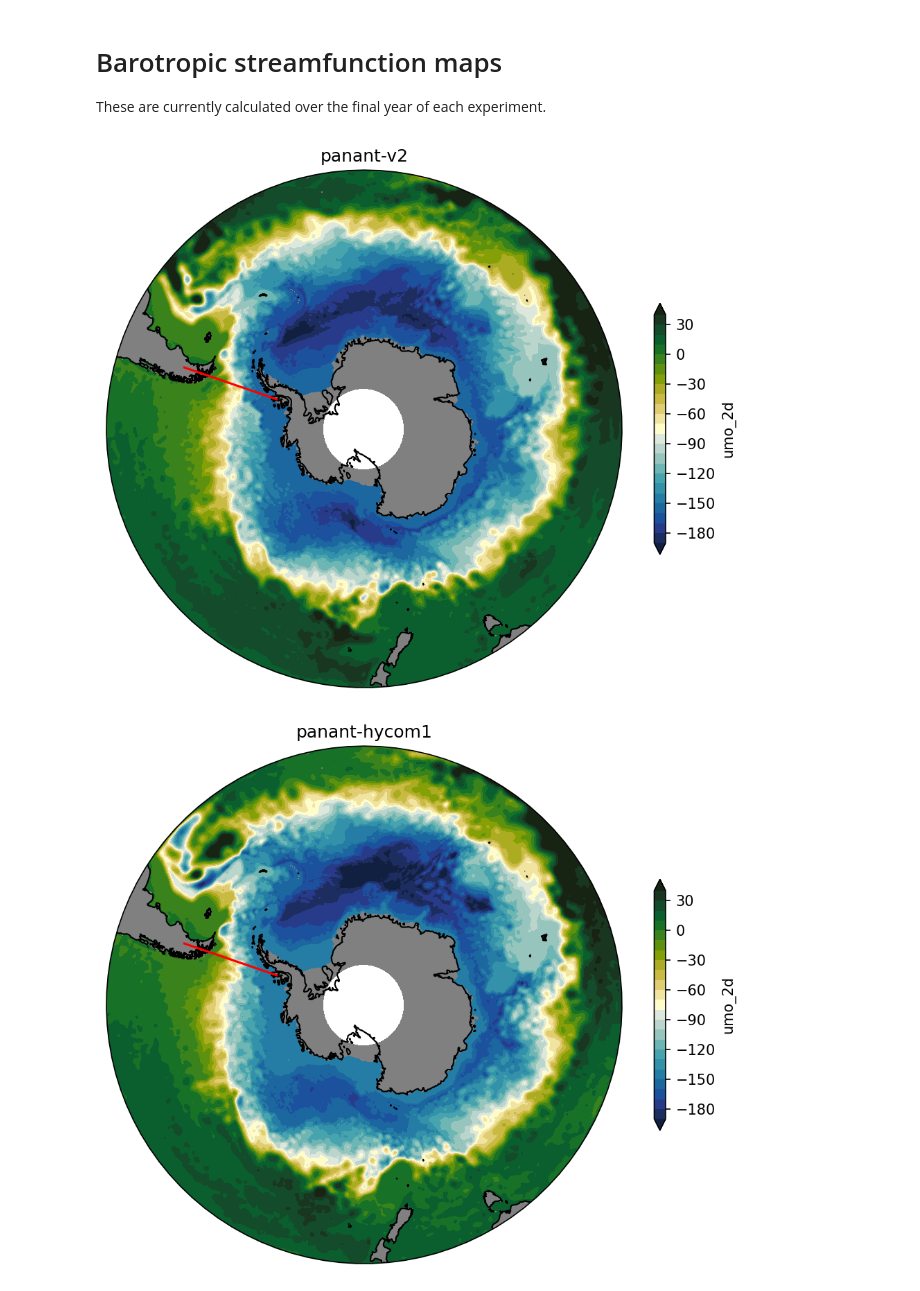
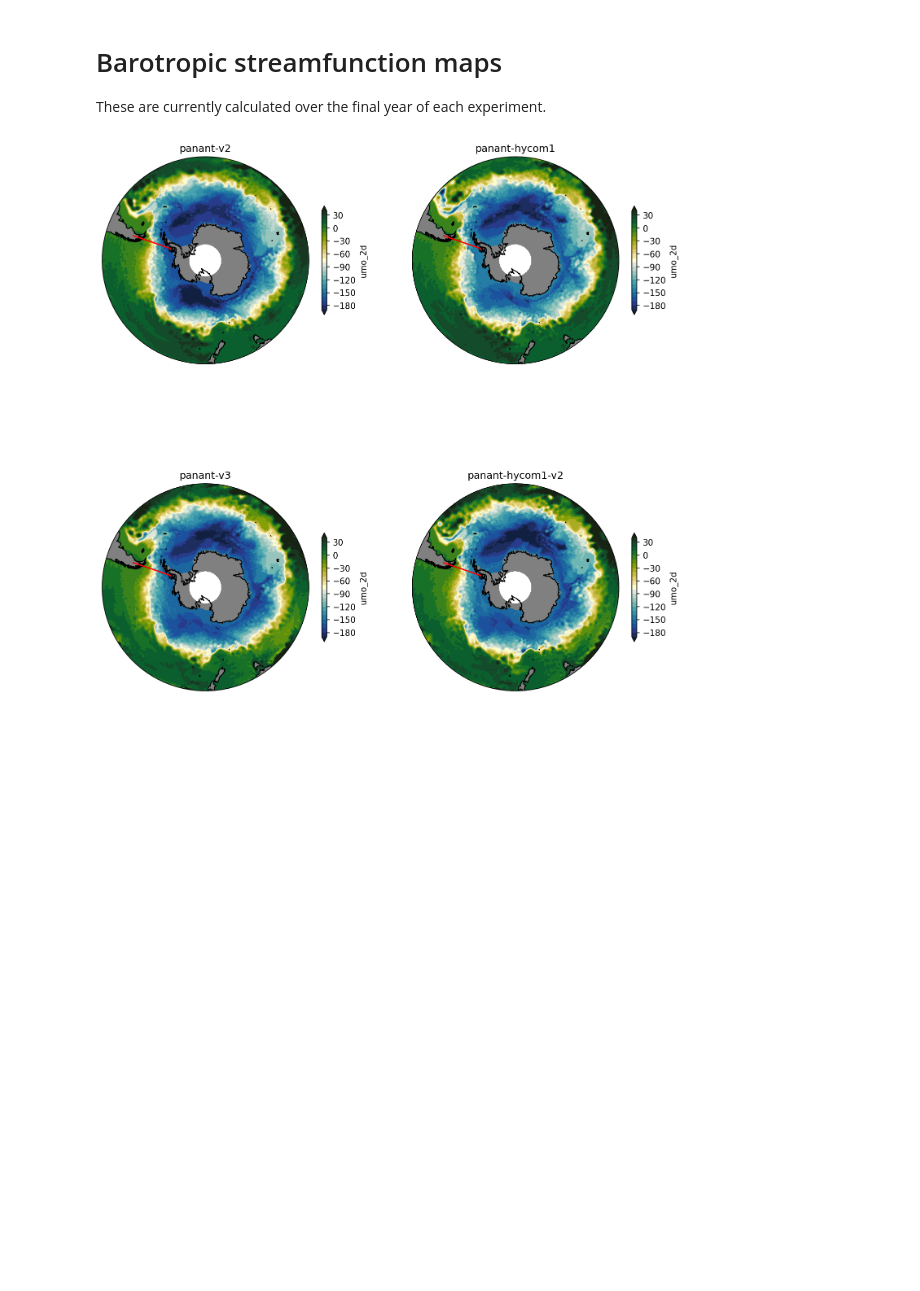
Before and after one commit to COSIMA/mom6-diagnostics, a Jupyter notebook: DrakePassage.ipynb, the cells around one changed output. Drawn from its saved outputs; the diff is of its cells as text; code cells hidden in the pictures; blank space fills up the shorter version.

```diff
--- a/DrakePassage.ipynb
+++ b/DrakePassage.ipynb
@@ -15,7 +15,7 @@ import cmocean as cm
 # %%
 db='/g/data/x77/amh157/PanAnt/panant.db'
 session=cc.database.create_session(db)
-expts = ['panant-v2','panant-hycom1']
+expts = ['panant-v2','panant-hycom1','panant-v3','panant-hycom1-v2']
 # %% [markdown]
 ## Drake Passage Timeseries
 
@@ -44,31 +46,32 @@ land_mask = np.where(land_mask==1,land_mask,np.nan)
 # %%
 projection=ccrs.SouthPolarStereo()
 # Compute a circle in axes coordinates, which we can use as a boundary
 # for the map. We can pan/zoom as much as we like - the boundary will be
 # permanently circular.
 theta = np.linspace(0, 2*np.pi, 100)
 center, radius = [0.5, 0.5], 0.5
 verts = np.vstack([np.sin(theta), np.cos(theta)]).T
 circle = mpath.Path(verts * radius + center)
 
+fig = plt.figure(figsize=(12, 13), dpi=150)
+ii=0
 for expt in expts:
+    ii+=1
     umo_2d = cc.querying.getvar(expt,'umo_2d', session)
     psi = umo_2d.isel(time=slice(-12,-1)).mean('time').cumsum('yh')/1e9
     psi = (psi - psi.sel(xq=-71,method='nearest').sel(yh=-40,method='nearest')).load()
 
 
-    fig = plt.figure(figsize=(8, 8), dpi=150)
-    ax = plt.subplot(1, 1, 1, projection=projection)
+    ax = plt.subplot(2, 2, ii, projection=projection)
     psi.plot.contourf(ax=ax,levels=np.arange(-190,50,10),transform=ccrs.PlateCarree(),
                       cmap=cm.cm.delta,cbar_kwargs={'shrink': 0.4})
     ax.contourf(depth.xh,depth.yh,land_mask,transform=ccrs.PlateCarree(),colors='grey')
 
     ax.coastlines(resolution='50m')
     ax.plot([-71,-71],[-70,-50],color='r',transform=ccrs.PlateCarree())
     ax.set_extent([-280, 80, -82, -37], crs=ccrs.PlateCarree())
     ax.set_boundary(circle, transform=ax.transAxes)
 
     plt.title(expt)
 # %% [output]
-[figure, old version]
+[figure, new version]
-[figure, removed]
```
Also changed, not shown: parts of 4 cells of this notebook, 4 other files.
